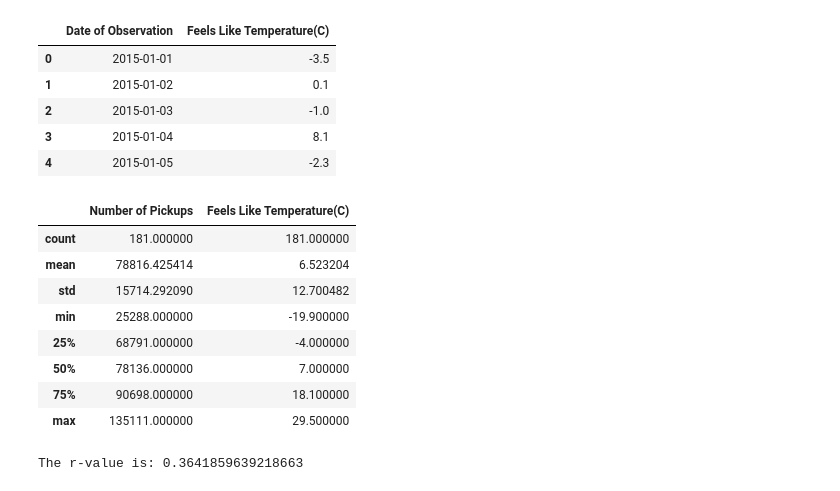
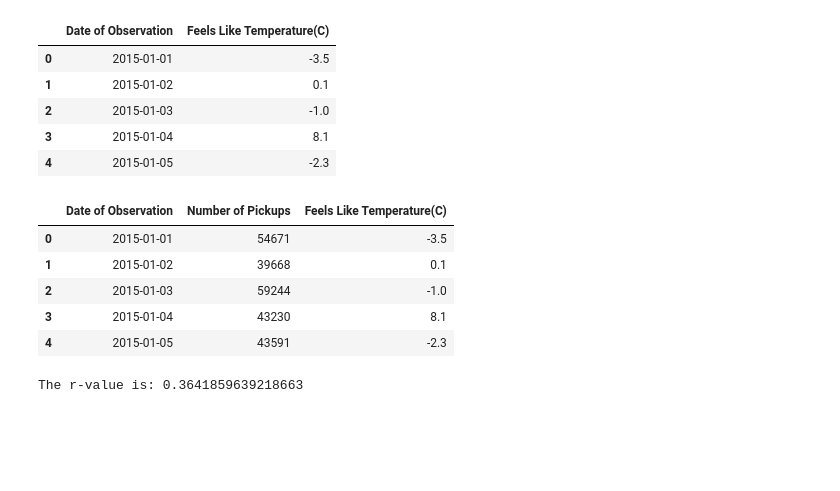
Before and after one commit to caleb-g23/Uber_Pickups_Project, a Jupyter notebook: Main/wind_speed_data.ipynb, the cells around one changed output. Drawn from its saved outputs; the diff is of its cells as text; code cells hidden in the pictures; blank space fills up the shorter version.

```diff
--- a/Main/wind_speed_data.ipynb
+++ b/Main/wind_speed_data.ipynb
@@ -69,18 +69,14 @@ weather_df.head()
 # %%
 #Merging weather_df from API and pickup_df from our Dataset to see the number of rides per day vs the feels like temp
 nyc_merge_df= pd.merge(pickup_df, weather_df, on='Date of Observation', how='inner')
 nyc_merge_df.head()
-nyc_merge_df.describe()
 # %% [output]
-|  | Number of Pickups | Feels Like Temperature(C) |
-| count | 181.000000 | 181.000000 |
-| mean | 78816.425414 | 6.523204 |
-| std | 15714.292090 | 12.700482 |
-| min | 25288.000000 | -19.900000 |
-| 25% | 68791.000000 | -4.000000 |
-| 50% | 78136.000000 | 7.000000 |
-| 75% | 90698.000000 | 18.100000 |
-| max | 135111.000000 | 29.500000 |
+|  | Date of Observation | Number of Pickups | Feels Like Temperature(C) |
+| 0 | 2015-01-01 | 54671 | -3.5 |
+| 1 | 2015-01-02 | 39668 | 0.1 |
+| 2 | 2015-01-03 | 59244 | -1.0 |
+| 3 | 2015-01-04 | 43230 | 8.1 |
+| 4 | 2015-01-05 | 43591 | -2.3 |
 # %%
 #Create plot showing relationship between number of pickups and feels like temp
 x_values= nyc_merge_df["Feels Like Temperature(C)"]
```
Also changed, not shown: parts of 3 cells of this notebook.
